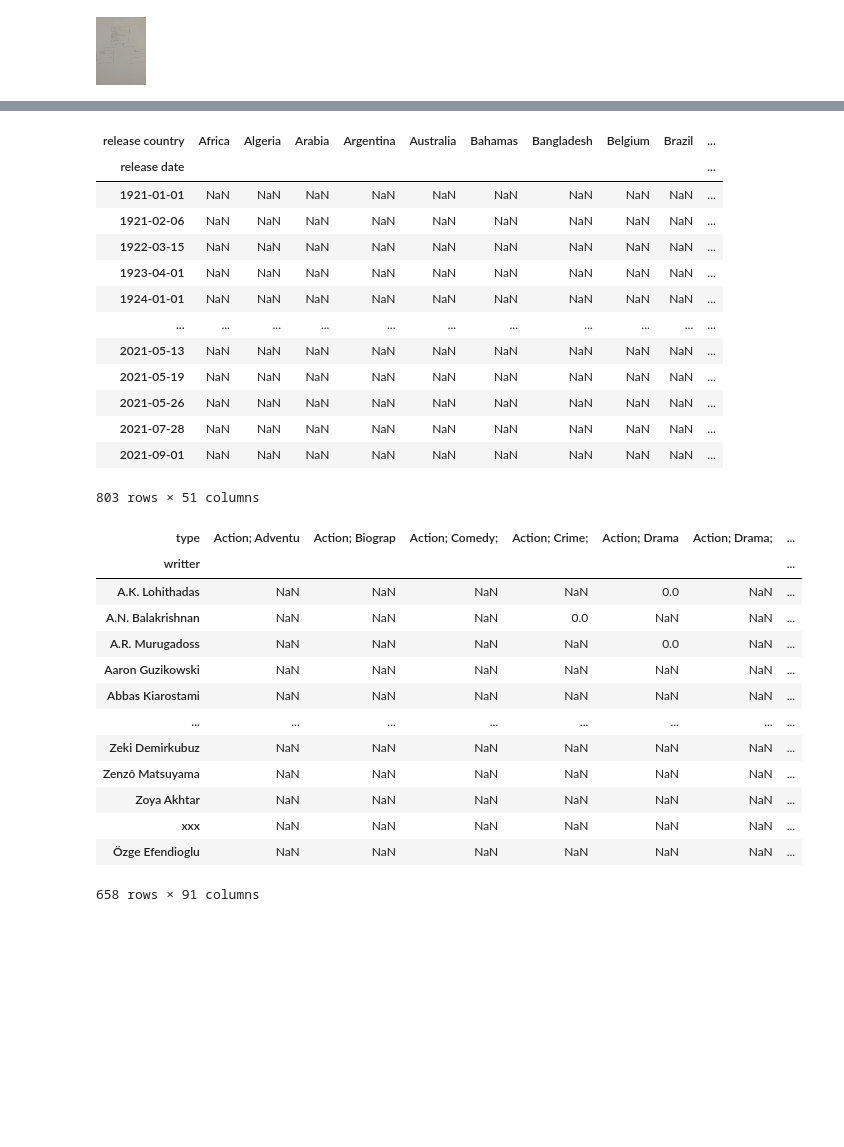
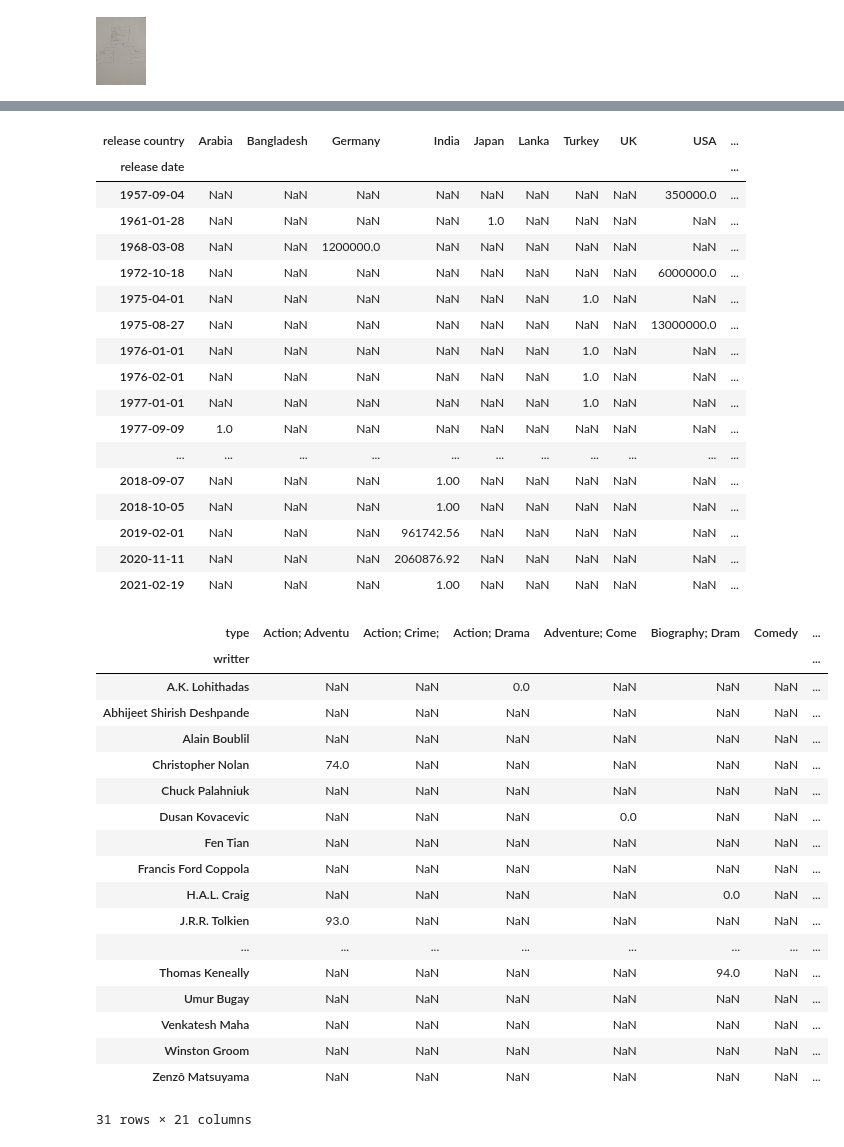
Before and after one commit to amoungui/imb_scraping_project, a Jupyter notebook: index copy.ipynb, the cells around one changed output, grey strips where cells are left out. Drawn from its saved outputs; the diff is of its cells as text; code cells hidden in the pictures; blank space fills up the shorter version.

```diff
--- a/index copy.ipynb
+++ b/index copy.ipynb
@@ -64,5 +92,5 @@ df['release date'] = df['release date'].apply(lambda x: format(x))
 # %%
 df['release date'] = pd.to_datetime(df['release date'])
-data = df.set_index('release date')
-data.groupby((data.index.year//10)*10).sum()
+data3 = df.set_index('release date')
+data3.groupby((data3.index.year//10)*10).sum()
 # %% [output]
@@ -122,9 +163,9 @@ data.groupby(by='vote', axis=0, sort=True)[['title', 'vote']].apply(lambda x: x)
 # %%
 ## 6. Distribution des revenus générés par genre de film
 # %%
-data = df
-data = df.set_index('type')
-data.groupby(by='type')[['title', 'gross en $']].apply(lambda x: x).sort_values('gross en $', ascending=True)
+data7 = df
+data7 = data7.set_index('type')
+data7.groupby(by='type')[['title', 'gross en $']].apply(lambda x: x).sort_values('gross en $', ascending=True)
 # %% [output]
 |  | title | gross en $ |
 | type |  |  |
@@ -174,8 +213,9 @@ Name: roi, Length: 840, dtype: float64
 # %%
 ## 8. Note moyenne par année de sortie de film
 # %%
-data = df.set_index('release date')
-data.groupby(by=data.index.year, axis=0, sort=True)[['title', 'rating']].sum().sort_values('rating', ascending=False)
+data9 = df
+data9 = data9.set_index('release date')
+data9.groupby(by=data9.index.year, axis=0, sort=True)[['title', 'rating']].sum().sort_values('rating', ascending=False)
 # %% [output]
 |  | rating |
 | release date |  |
@@ -202,44 +246,54 @@ def convert_int(x):
     else:
         return float(x) # .replace('.', '')
 # %%
-df.pivot_table(values='budget en $', index='release date', columns='release country')
+data10 = df
+data10.pivot_table(values='budget en $', index='release date', columns='release country')
 # %% [output]
-| release country | Africa | Algeria | Arabia | Argentina | Australia | Bahamas | Bangladesh | Belgium | Brazil | ... |
+| release country | Arabia | Bangladesh | Germany | India | Japan | Lanka | Turkey | UK | USA | ... |
 | release date |  |  |  |  |  |  |  |  |  | ... |
-| 1921-01-01 | NaN | NaN | NaN | NaN | NaN | NaN | NaN | NaN | NaN | ... |
-| 1921-02-06 | NaN | NaN | NaN | NaN | NaN | NaN | NaN | NaN | NaN | ... |
-| 1922-03-15 | NaN | NaN | NaN | NaN | NaN | NaN | NaN | NaN | NaN | ... |
-| 1923-04-01 | NaN | NaN | NaN | NaN | NaN | NaN | NaN | NaN | NaN | ... |
-| 1924-01-01 | NaN | NaN | NaN | NaN | NaN | NaN | NaN | NaN | NaN | ... |
+| 1957-09-04 | NaN | NaN | NaN | NaN | NaN | NaN | NaN | NaN | 350000.0 | ... |
+| 1961-01-28 | NaN | NaN | NaN | NaN | 1.0 | NaN | NaN | NaN | NaN | ... |
+| 1968-03-08 | NaN | NaN | 1200000.0 | NaN | NaN | NaN | NaN | NaN | NaN | ... |
+| 1972-10-18 | NaN | NaN | NaN | NaN | NaN | NaN | NaN | NaN | 6000000.0 | ... |
+| 1975-04-01 | NaN | NaN | NaN | NaN | NaN | NaN | 1.0 | NaN | NaN | ... |
+| 1975-08-27 | NaN | NaN | NaN | NaN | NaN | NaN | NaN | NaN | 13000000.0 | ... |
+| 1976-01-01 | NaN | NaN | NaN | NaN | NaN | NaN | 1.0 | NaN | NaN | ... |
+| 1976-02-01 | NaN | NaN | NaN | NaN | NaN | NaN | 1.0 | NaN | NaN | ... |
+| 1977-01-01 | NaN | NaN | NaN | NaN | NaN | NaN | 1.0 | NaN | NaN | ... |
+| 1977-09-09 | 1.0 | NaN | NaN | NaN | NaN | NaN | NaN | NaN | NaN | ... |
 | ... | ... | ... | ... | ... | ... | ... | ... | ... | ... | ... |
-| 2021-05-13 | NaN | NaN | NaN | NaN | NaN | NaN | NaN | NaN | NaN | ... |
-| 2021-05-19 | NaN | NaN | NaN | NaN | NaN | NaN | NaN | NaN | NaN | ... |
-| 2021-05-26 | NaN | NaN | NaN | NaN | NaN | NaN | NaN | NaN | NaN | ... |
-| 2021-07-28 | NaN | NaN | NaN | NaN | NaN | NaN | NaN | NaN | NaN | ... |
-| 2021-09-01 | NaN | NaN | NaN | NaN | NaN | NaN | NaN | NaN | NaN | ... |
+| 2018-09-07 | NaN | NaN | NaN | 1.00 | NaN | NaN | NaN | NaN | NaN | ... |
+| 2018-10-05 | NaN | NaN | NaN | 1.00 | NaN | NaN | NaN | NaN | NaN | ... |
+| 2019-02-01 | NaN | NaN | NaN | 961742.56 | NaN | NaN | NaN | NaN | NaN | ... |
+| 2020-11-11 | NaN | NaN | NaN | 2060876.92 | NaN | NaN | NaN | NaN | NaN | ... |
+| 2021-02-19 | NaN | NaN | NaN | 1.00 | NaN | NaN | NaN | NaN | NaN | ... |
-803 rows × 51 columns
 # %%
 ## 10. Determiner le score et types de film produit par auteur(writter)
 # %%
-data = df.reset_index()
-data['score'] = data['score'].apply(lambda x: convert_int(x))
-data_pivot = data.pivot_table(values='score', index='writter', columns='type')
+data11 = df
+data11['score'] = data11['score'].apply(lambda x: convert_int(x))
+data_pivot = data11.pivot_table(values='score', index='writter', columns='type')
 data_pivot
 # %% [output]
-| type | Action; Adventu | Action; Biograp | Action; Comedy; | Action; Crime; | Action; Drama | Action; Drama; | ... |
+| type | Action; Adventu | Action; Crime; | Action; Drama | Adventure; Come | Biography; Dram | Comedy | ... |
 | writter |  |  |  |  |  |  | ... |
-| A.K. Lohithadas | NaN | NaN | NaN | NaN | 0.0 | NaN | ... |
-| A.N. Balakrishnan | NaN | NaN | NaN | 0.0 | NaN | NaN | ... |
-| A.R. Murugadoss | NaN | NaN | NaN | NaN | 0.0 | NaN | ... |
-| Aaron Guzikowski | NaN | NaN | NaN | NaN | NaN | NaN | ... |
-| Abbas Kiarostami | NaN | NaN | NaN | NaN | NaN | NaN | ... |
+| A.K. Lohithadas | NaN | NaN | 0.0 | NaN | NaN | NaN | ... |
+| Abhijeet Shirish Deshpande | NaN | NaN | NaN | NaN | NaN | NaN | ... |
+| Alain Boublil | NaN | NaN | NaN | NaN | NaN | NaN | ... |
+| Christopher Nolan | 74.0 | NaN | NaN | NaN | NaN | NaN | ... |
+| Chuck Palahniuk | NaN | NaN | NaN | NaN | NaN | NaN | ... |
+| Dusan Kovacevic | NaN | NaN | NaN | 0.0 | NaN | NaN | ... |
+| Fen Tian | NaN | NaN | NaN | NaN | NaN | NaN | ... |
+| Francis Ford Coppola | NaN | NaN | NaN | NaN | NaN | NaN | ... |
+| H.A.L. Craig | NaN | NaN | NaN | NaN | 0.0 | NaN | ... |
+| J.R.R. Tolkien | 93.0 | NaN | NaN | NaN | NaN | NaN | ... |
 | ... | ... | ... | ... | ... | ... | ... | ... |
-| Zeki Demirkubuz | NaN | NaN | NaN | NaN | NaN | NaN | ... |
+| Thomas Keneally | NaN | NaN | NaN | NaN | 94.0 | NaN | ... |
+| Umur Bugay | NaN | NaN | NaN | NaN | NaN | NaN | ... |
+| Venkatesh Maha | NaN | NaN | NaN | NaN | NaN | NaN | ... |
+| Winston Groom | NaN | NaN | NaN | NaN | NaN | NaN | ... |
 | Zenzô Matsuyama | NaN | NaN | NaN | NaN | NaN | NaN | ... |
-| Zoya Akhtar | NaN | NaN | NaN | NaN | NaN | NaN | ... |
-| xxx | NaN | NaN | NaN | NaN | NaN | NaN | ... |
-| Özge Efendioglu | NaN | NaN | NaN | NaN | NaN | NaN | ... |
-658 rows × 91 columns
+31 rows × 21 columns
 # %%
 ## 11. determination du nombre de vote total que chaque compositeur (Writter) a pu avoir dans toute sa carrière de cinéaste
 data_pivot.sum(axis=1)
```
Also changed, not shown: parts of 23 cells of this notebook, 5 other files.
